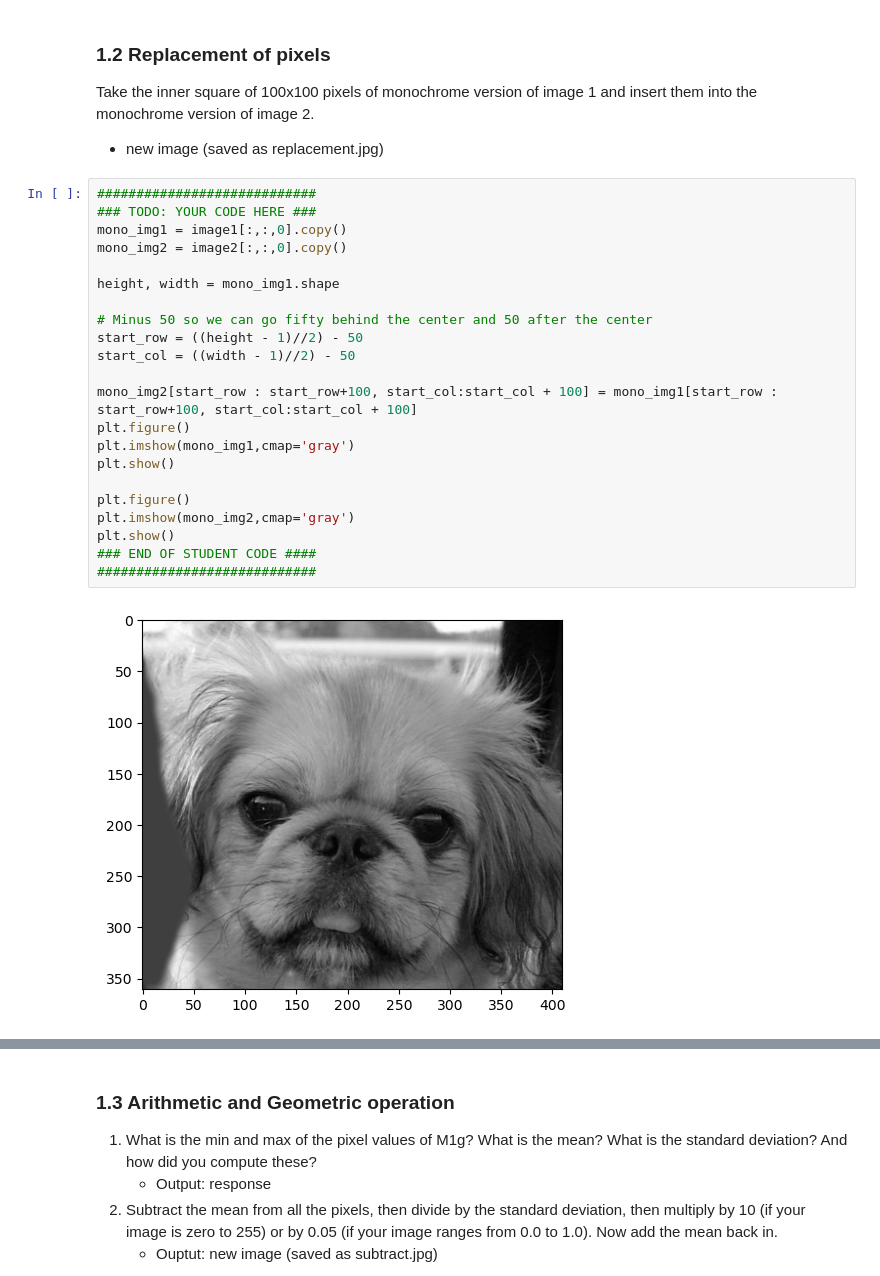
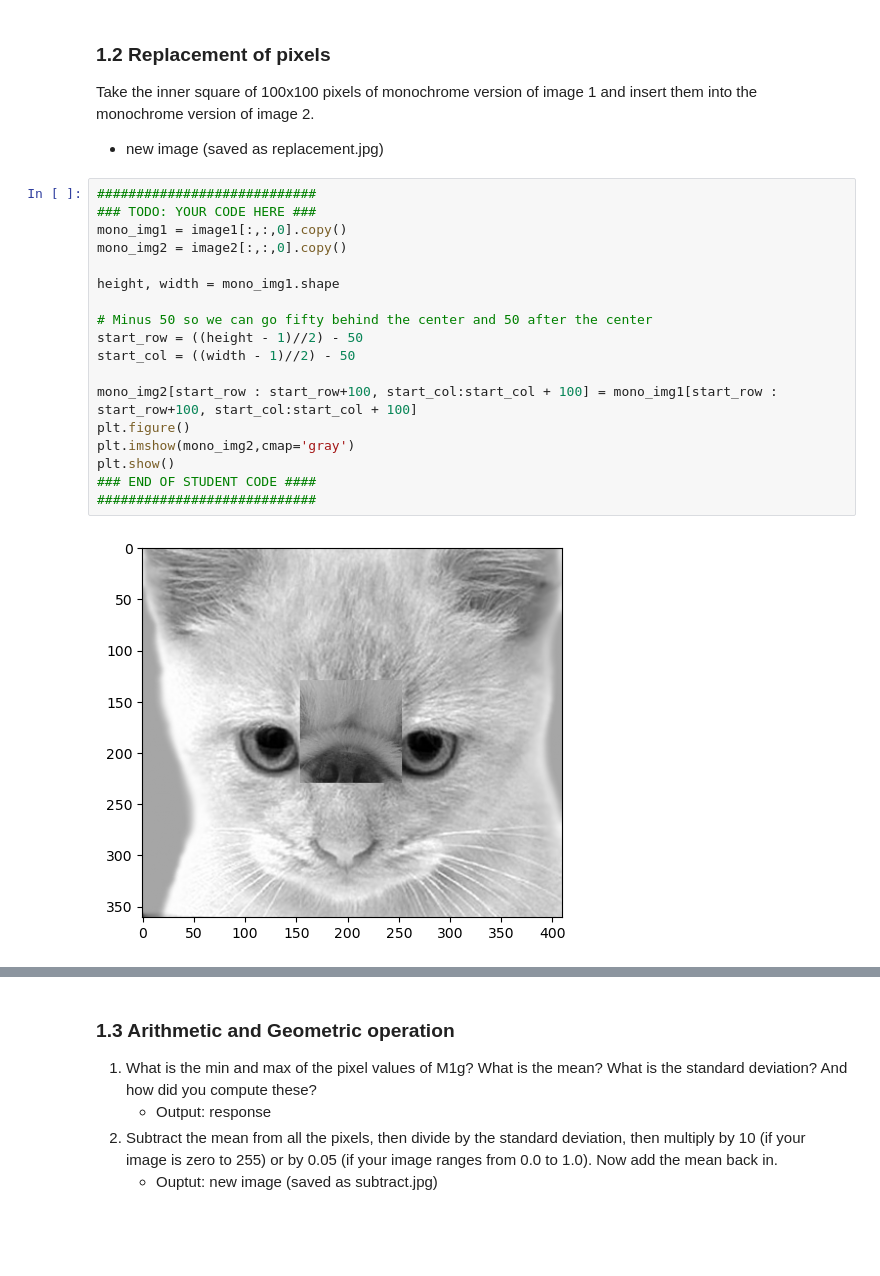
Before and after one commit to JaredMiller9922/CS-6320, a Jupyter notebook: proj1_6320/proj1_code/proj1.ipynb, the cells around one changed output, grey strips where cells are left out. Drawn from its saved outputs; the diff is of its cells as text; blank space fills up the shorter version.

```diff
--- a/proj1_6320/proj1_code/proj1.ipynb
+++ b/proj1_6320/proj1_code/proj1.ipynb
@@ -181,24 +179,20 @@ Take the inner square of 100x100 pixels of monochrome version of image 1 and ins
 # %%
 ############################
 ### TODO: YOUR CODE HERE ###
 mono_img1 = image1[:,:,0].copy()
 mono_img2 = image2[:,:,0].copy()
 
 height, width = mono_img1.shape
 
 # Minus 50 so we can go fifty behind the center and 50 after the center
 start_row = ((height - 1)//2) - 50
 start_col = ((width - 1)//2) - 50
 
 mono_img2[start_row : start_row+100, start_col:start_col + 100] = mono_img1[start_row : start_row+100, start_col:start_col + 100]
 plt.figure()
-plt.imshow(mono_img1,cmap='gray')
-plt.show()
-
-plt.figure()
 plt.imshow(mono_img2,cmap='gray')
 plt.show()
 ### END OF STUDENT CODE ####
 ############################
 # %% [output]
-[figure, old version]
+[figure, new version]
```
Also changed, not shown: parts of 15 cells of this notebook, 2 other files.
